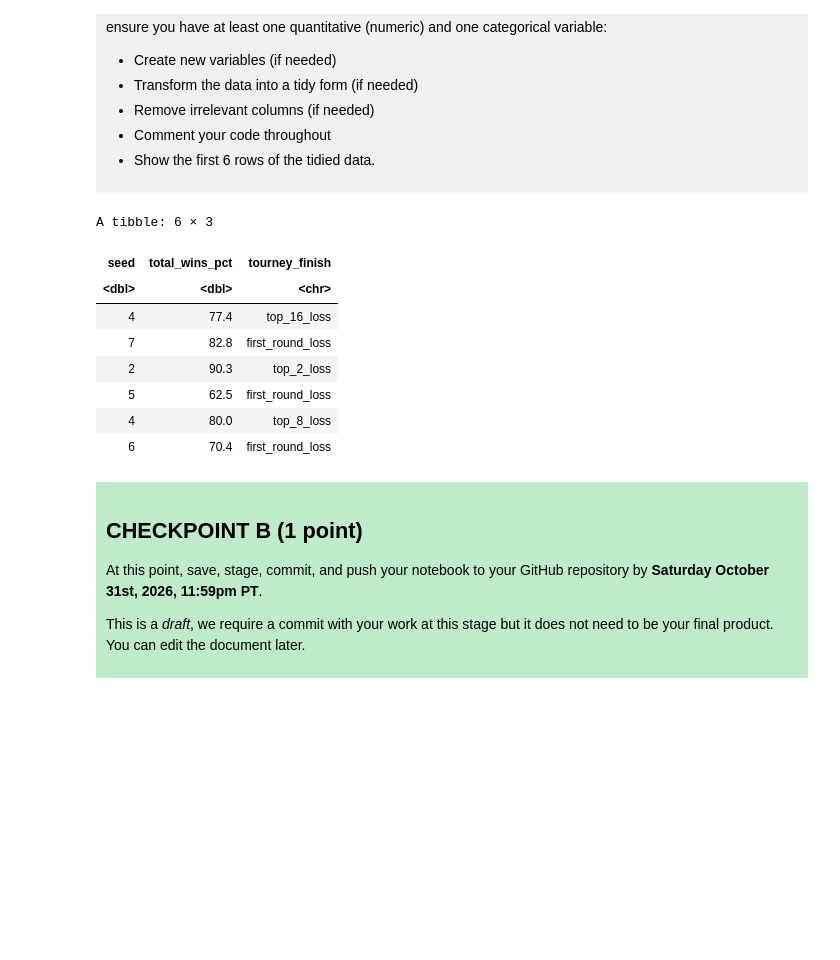
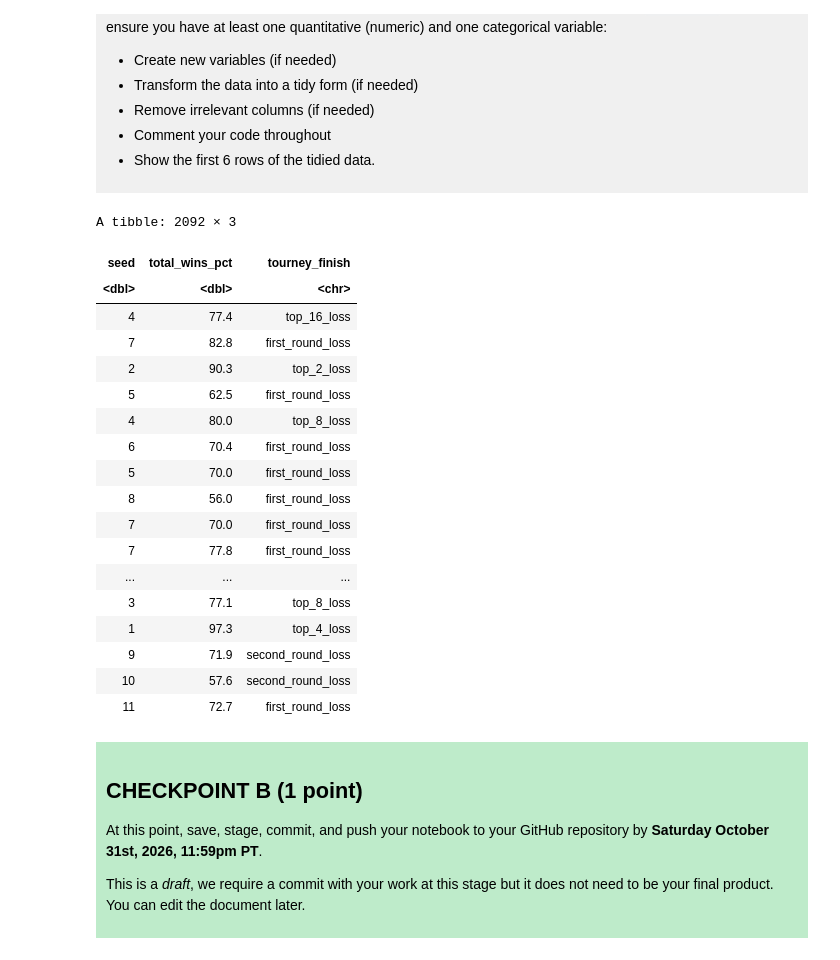
Before and after one commit to stephanie961110-source/dsci-100-project-Stephanie-Ng, a Jupyter notebook: dsci-100-project-notebook.ipynb, the cells around one changed output. Drawn from its saved outputs; the diff is of its cells as text; code cells hidden in the pictures; blank space fills up the shorter version.

```diff
--- a/dsci-100-project-notebook.ipynb
+++ b/dsci-100-project-notebook.ipynb
@@ -130,7 +130,8 @@ To help you with the analysis, here is a table of descriptions of each of the va
 # %%
 
 library(tidyverse)
-first_six_rows <- read_csv("https://raw.githubusercontent.com/diverse-data-hub/diversedata/refs/heads/main/data-clean/womensmarchmadness.csv") |>
+womens_data <- read_csv("https://raw.githubusercontent.com/diverse-data-hub/diversedata/refs/heads/main/data-clean/womensmarchmadness.csv")
+first_six_rows <- womens_data |>
 head(6)
 first_six_rows
 # %% [output]
@@ -212,19 +213,29 @@ Produce a tidy data set that could be used to answer your research question usin
 # %%
 library(tidyverse)
 
-tidy_data <- first_six_rows|>
+tidy_data <- womens_data|>
 select(seed, total_wins_pct, tourney_finish)
 tidy_data
 # %% [output]
-A tibble: 6 × 3
+A tibble: 2092 × 3
 | seed | total_wins_pct | tourney_finish |
 | <dbl> | <dbl> | <chr> |
 | 4 | 77.4 | top_16_loss |
 | 7 | 82.8 | first_round_loss |
 | 2 | 90.3 | top_2_loss |
 | 5 | 62.5 | first_round_loss |
 | 4 | 80.0 | top_8_loss |
 | 6 | 70.4 | first_round_loss |
+| 5 | 70.0 | first_round_loss |
+| 8 | 56.0 | first_round_loss |
+| 7 | 70.0 | first_round_loss |
+| 7 | 77.8 | first_round_loss |
+| ... | ... | ... |
+| 3 | 77.1 | top_8_loss |
+| 1 | 97.3 | top_4_loss |
+| 9 | 71.9 | second_round_loss |
+| 10 | 57.6 | second_round_loss |
+| 11 | 72.7 | first_round_loss |
 # %% [markdown]
 <div style="background-color: #beebca; padding: 10px;">
 
```
Also changed, not shown: parts of 11 cells of this notebook.
